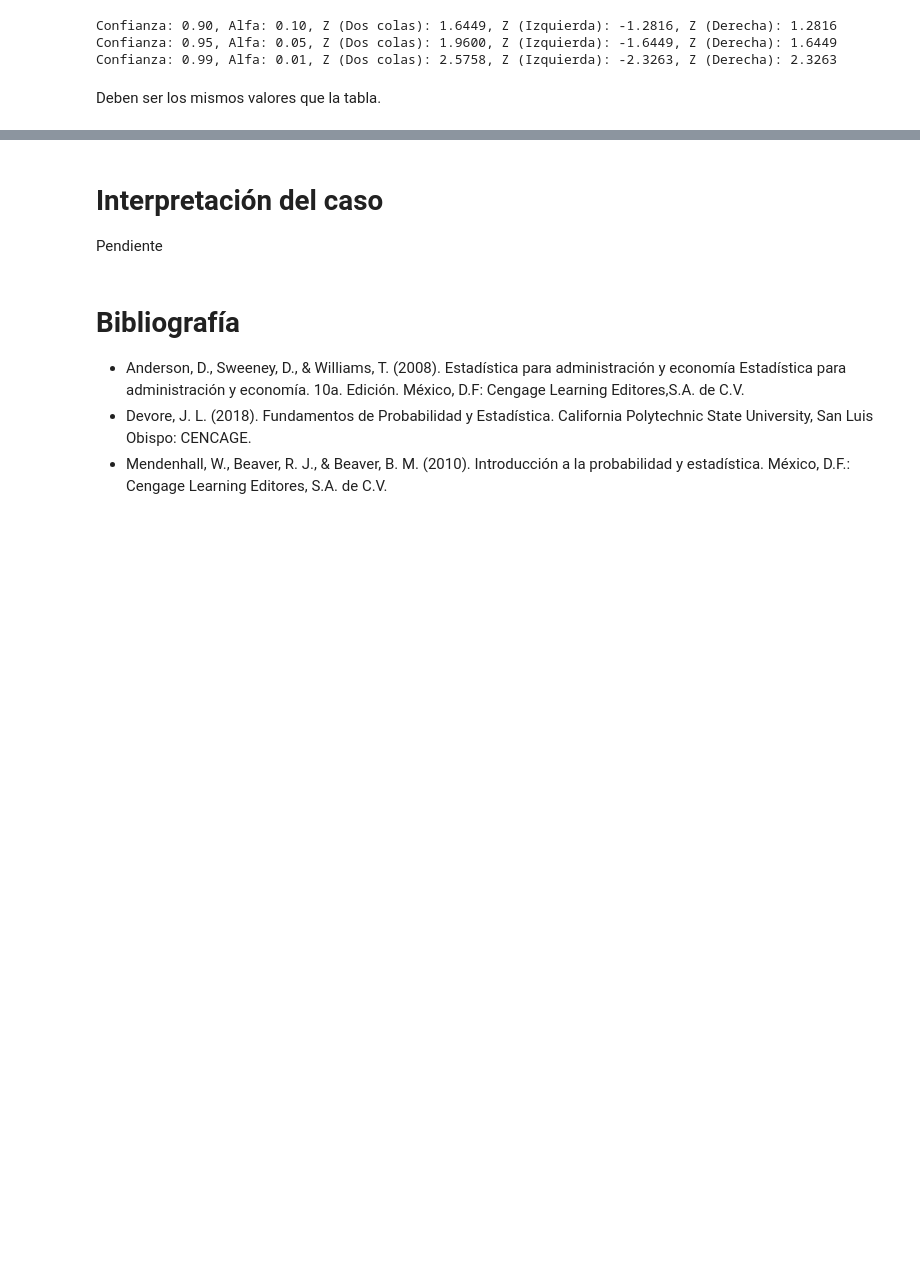
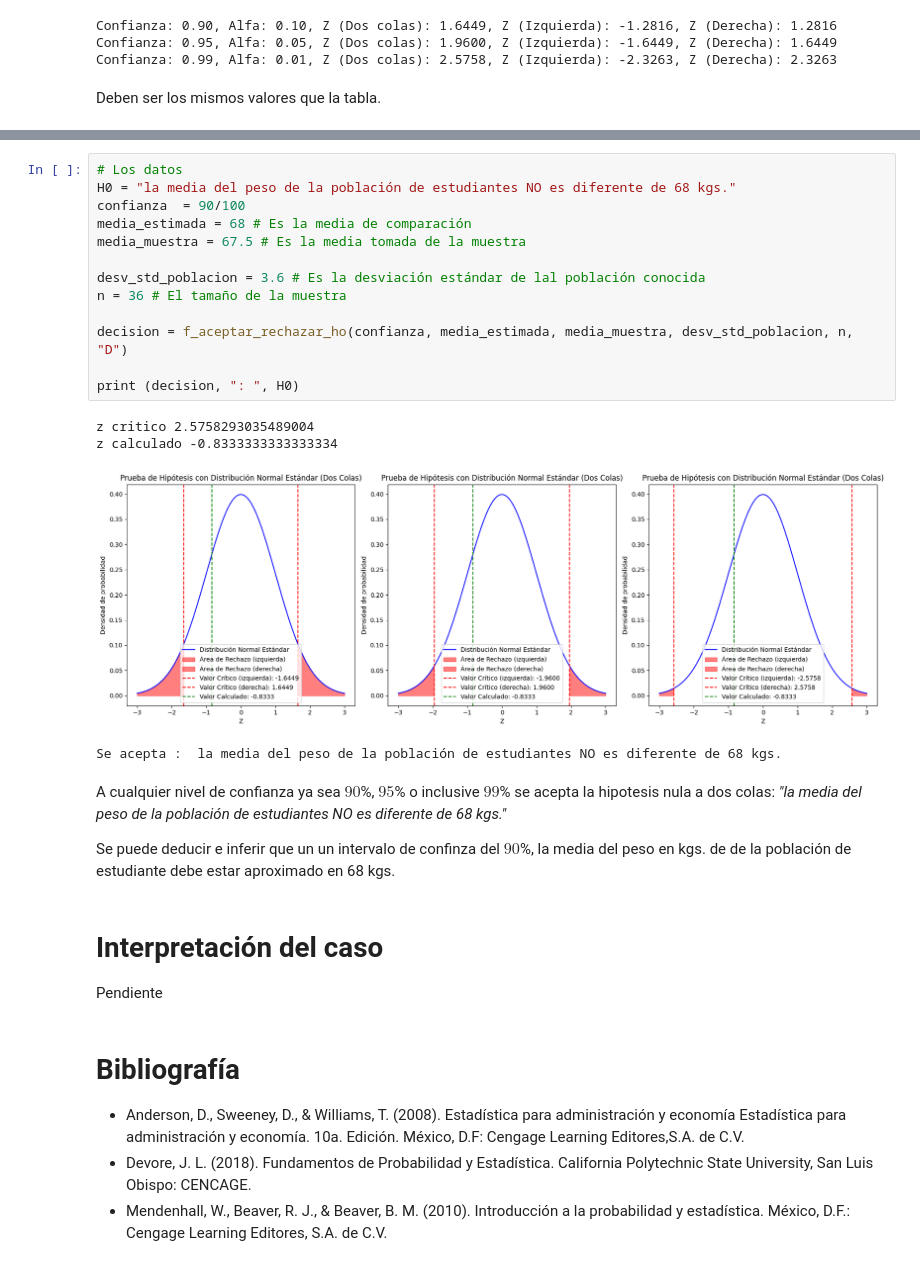
Before and after one commit to rpizarrog/probabilidad-y-estad-stica, a Jupyter notebook: 2024/Caso_29_Pruebas_de_hipótesis_con_Z.ipynb, the cells around one changed output, grey strips where cells are left out. Drawn from its saved outputs; the diff is of its cells as text; blank space fills up the shorter version.

```diff
--- a/2024/Caso_29_Pruebas_de_hipótesis_con_Z.ipynb
+++ b/2024/Caso_29_Pruebas_de_hipótesis_con_Z.ipynb
@@ -407,3 +498,25 @@ Las hipótesis serán a dos colas, cola izquierda y cola a la derecha.
+# %%
+# Los datos
+H0 = "la media del peso de la población de estudiantes NO es diferente de 68 kgs."
+confianza  = 90/100
+media_estimada = 68 # Es la media de comparación
+media_muestra = 67.5 # Es la media tomada de la muestra
+
+desv_std_poblacion = 3.6 # Es la desviación estándar de lal población conocida
+n = 36 # El tamaño de la muestra
+
+decision = f_aceptar_rechazar_ho(confianza, media_estimada, media_muestra, desv_std_poblacion, n, "D")
+
+print (decision, ": ", H0)
+# %% [output]
+z critico 2.5758293035489004
+z calculado -0.8333333333333334
+[figure, added]
+Se acepta :  la media del peso de la población de estudiantes NO es diferente de 68 kgs.
+# %% [markdown]
+A cualquier nivel de confianza ya sea $90$%, $95$% o inclusive $99$% se acepta la hipotesis nula a dos colas: *"la media del peso de la población de estudiantes NO es diferente de 68 kgs."*
+
+Se puede deducir e inferir que un un intervalo de confinza del $90$%, la media del peso en kgs. de de la población de estudiante debe estar aproximado en 68 kgs.
 # %% [markdown]
 # Interpretación del caso
 
```
Also changed, not shown: parts of 4 cells of this notebook.
